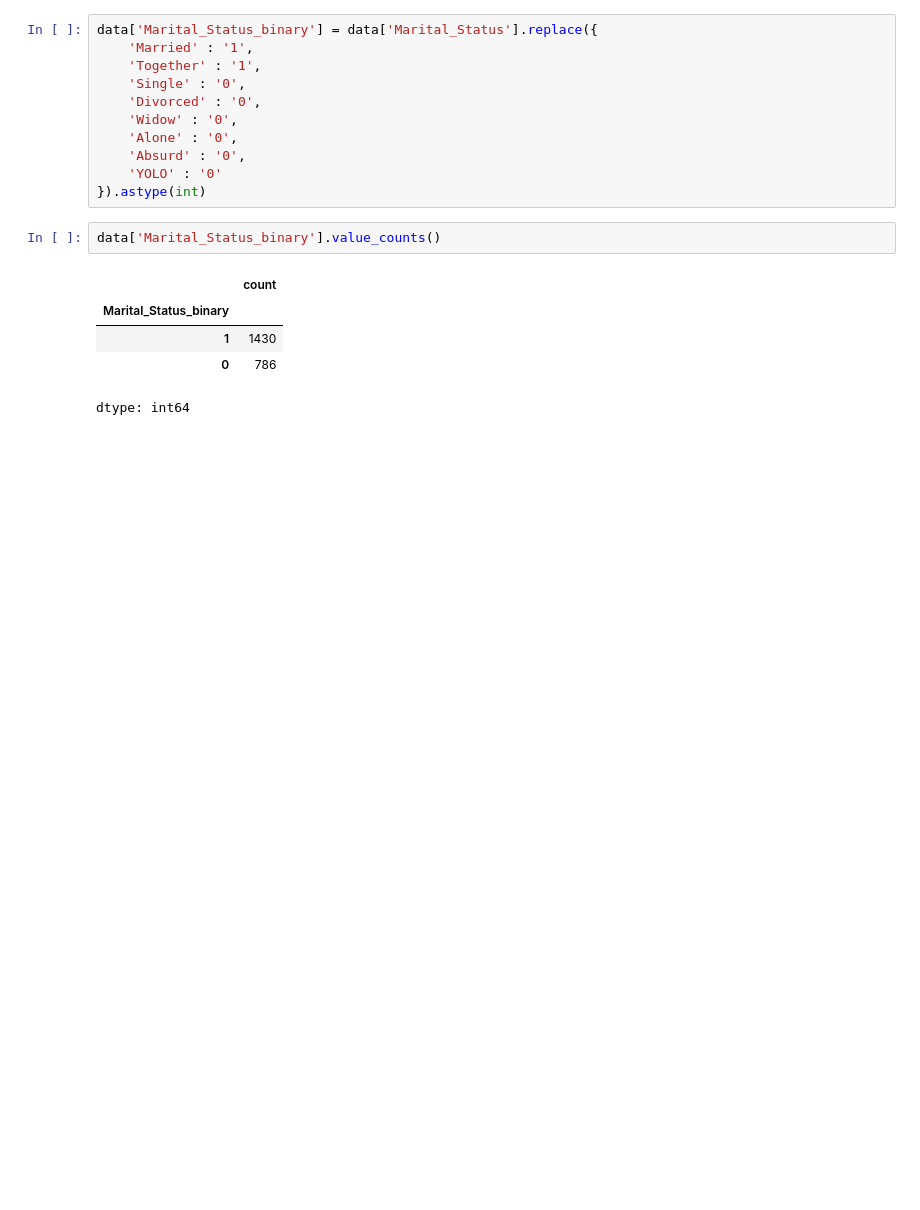
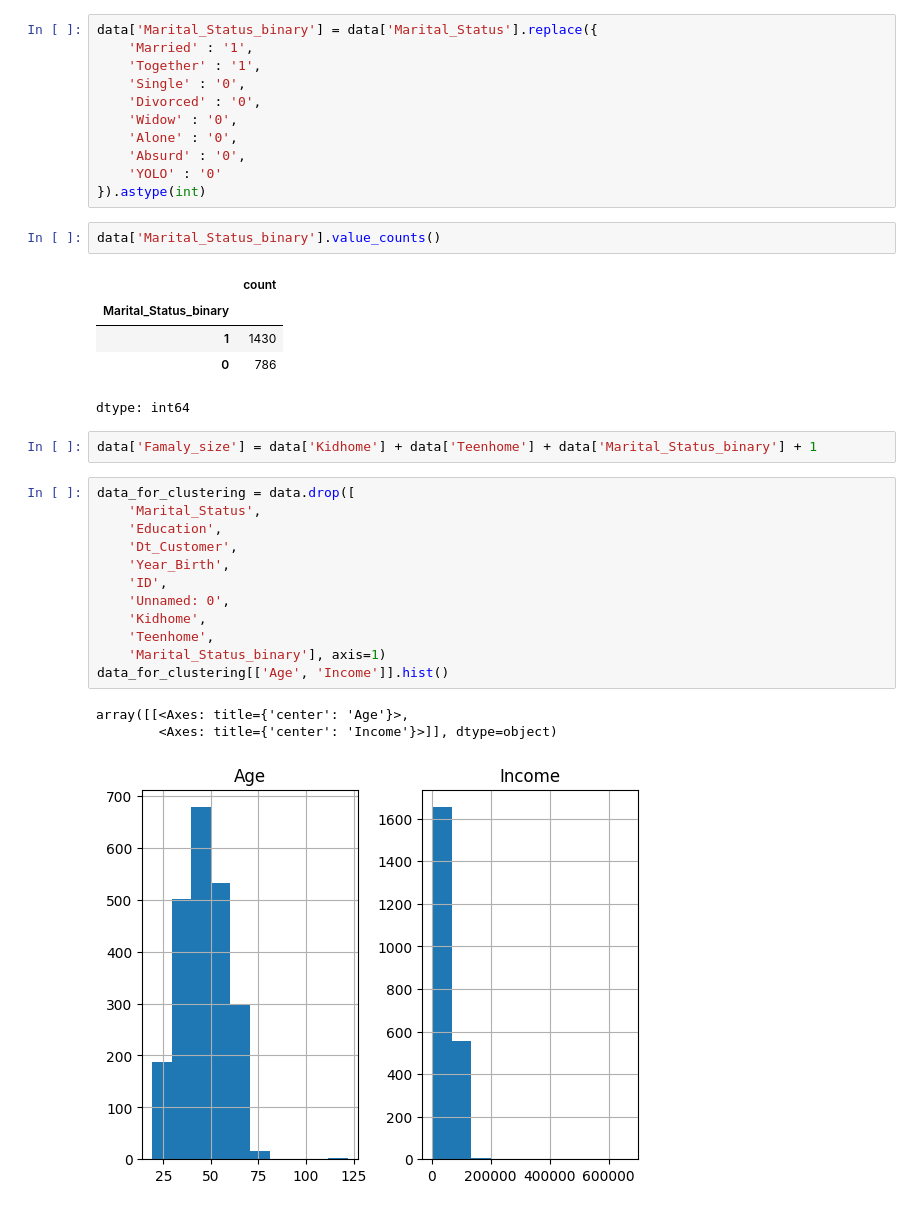
Before and after one commit to Grashch/Data-science, a Jupyter notebook: Clustering_marketing_campaign.ipynb, the cells around one changed output. Drawn from its saved outputs; the diff is of its cells as text; blank space fills up the shorter version.

```diff
--- a/Clustering_marketing_campaign.ipynb
+++ b/Clustering_marketing_campaign.ipynb
@@ -86,3 +86,21 @@ data['Marital_Status_binary'].value_counts()
 | 1 | 1430 |
 | 0 | 786 |
 dtype: int64
+# %%
+data['Famaly_size'] = data['Kidhome'] + data['Teenhome'] + data['Marital_Status_binary'] + 1
+# %%
+data_for_clustering = data.drop([
+    'Marital_Status',
+    'Education',
+    'Dt_Customer',
+    'Year_Birth',
+    'ID',
+    'Unnamed: 0',
+    'Kidhome',
+    'Teenhome',
+    'Marital_Status_binary'], axis=1)
+data_for_clustering[['Age', 'Income']].hist()
+# %% [output]
+array([[<Axes: title={'center': 'Age'}>,
+        <Axes: title={'center': 'Income'}>]], dtype=object)
+[figure, added]
```
Also changed, not shown: parts of 12 cells of this notebook.
